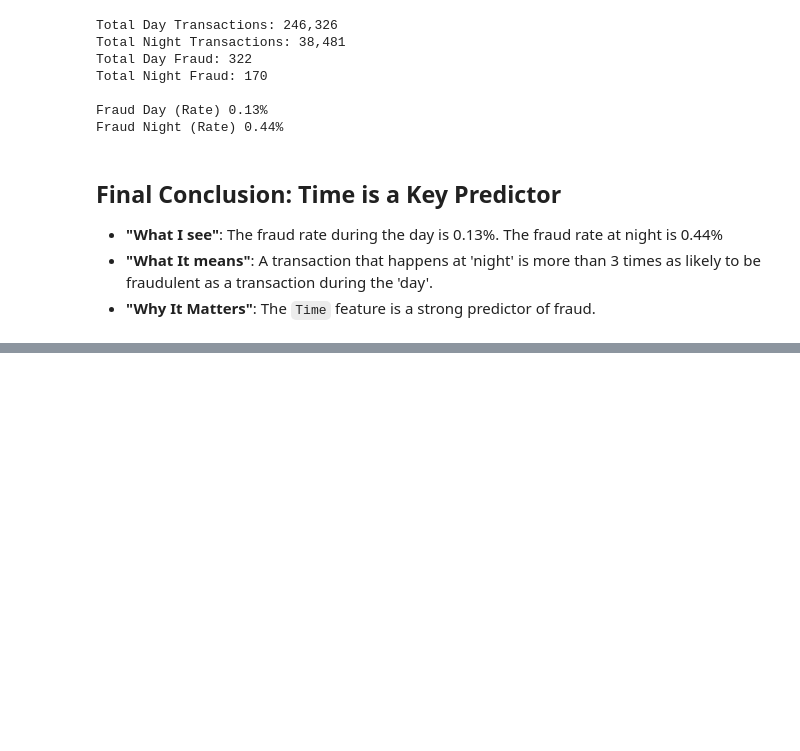
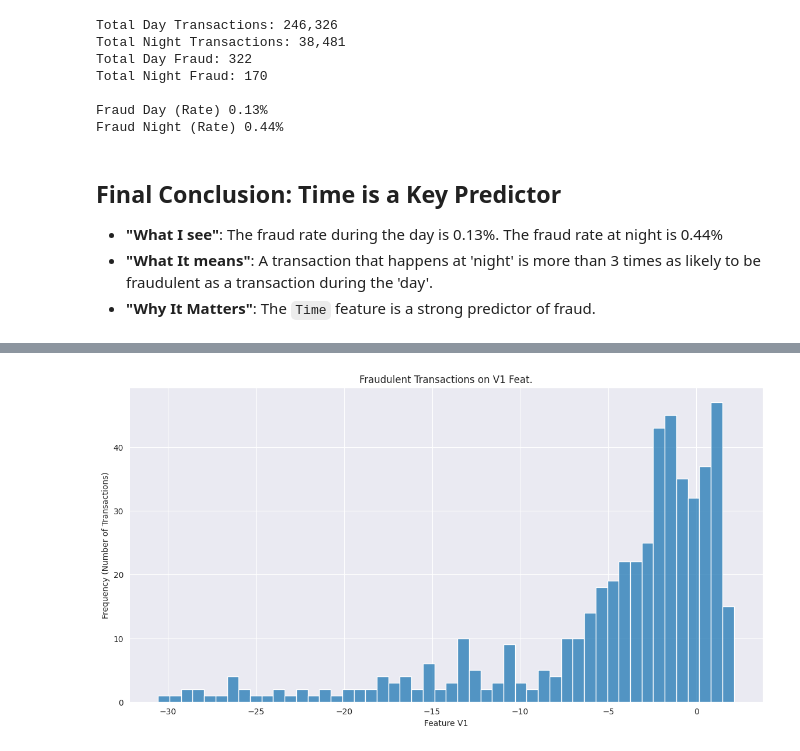
Before and after one commit to bigmath-hub/fin-audit-ai, a Jupyter notebook: fin-audit-ai.ipynb, the cells around one changed output, grey strips where cells are left out. Saved outputs shown, nothing was run; the diff lists cells and outputs as text; code cells hidden in the pictures; blank space fills up the shorter version.

```diff
--- a/fin-audit-ai.ipynb
+++ b/fin-audit-ai.ipynb
@@ -227,0 +230,8 @@ Fraud Night (Rate) 0.44%
+# %%
+# df filtered by class == 1 & class = 0 by feature V1
+v1_class1 = df[df['Class'] == 1]['V1']
+v1_class0 = df[df['Class'] == 0]['V1']
+# print results
+print(f"Feature V1: Fraudulent Transactions\n {v1_class1}")
+print()
+print(f"Feature V1: Normal Transactions\n {v1_class0}")
@@ -227,0 +256,12 @@ Fraud Night (Rate) 0.44%
+# %%
+# set the visual style
+sns.set_style('darkgrid')
+# Plot the histogram for the `V1` feature (fraud: `Class` == 1)
+plt.figure(figsize=(14, 7))
+sns.histplot(v1_class1, bins=50)
+plt.title("Fraudulent Transactions on V1 Feat.")
+plt.xlabel("Feature V1")
+plt.ylabel("Frequency (Number of Transactions)")
+plt.show()
+# %% [output]
+[figure, added]
```
Also changed, not shown: parts of 3 cells of this notebook.
